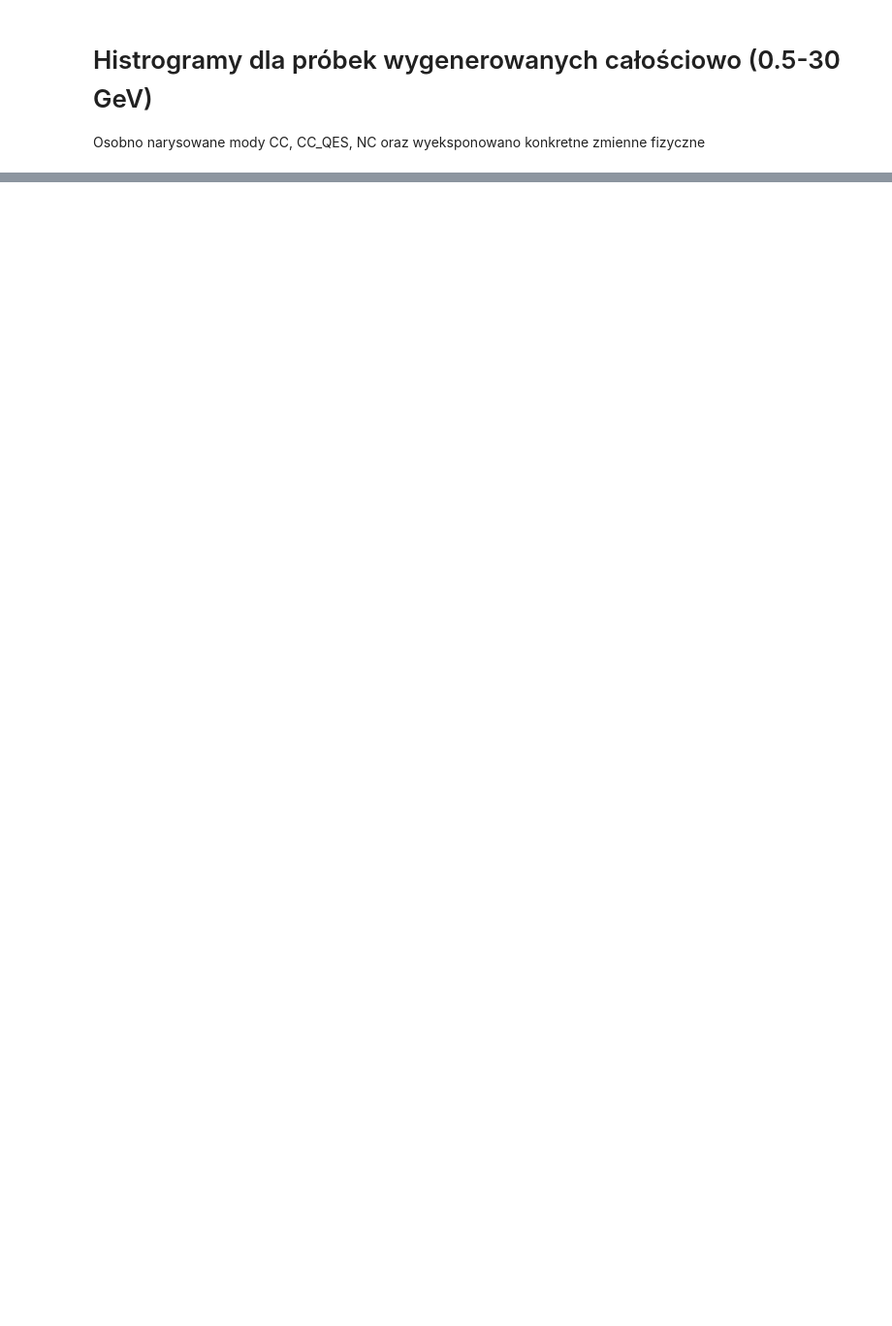
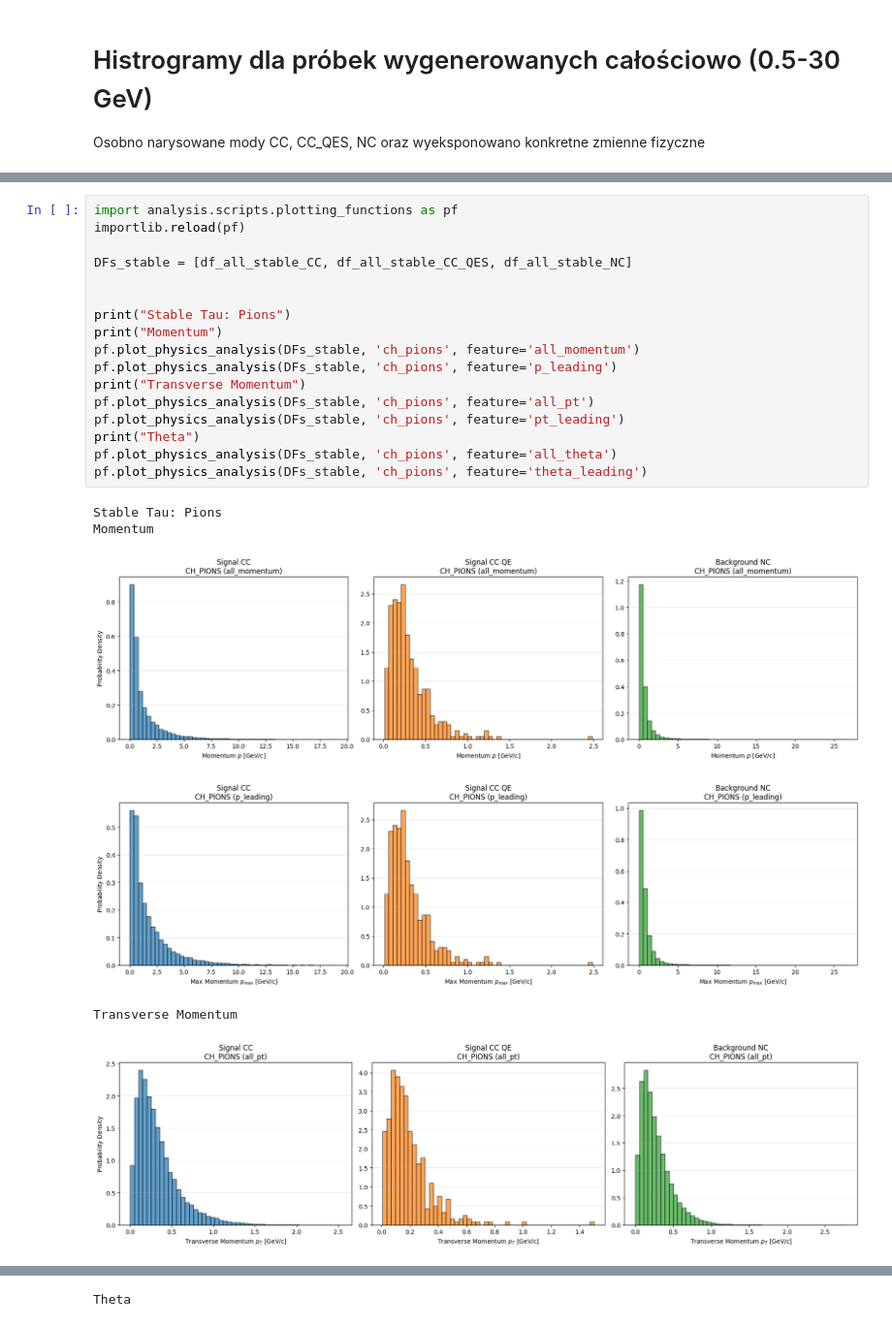
Before and after one commit to PasiekaFUW/Masters_Thesis, a Jupyter notebook: Lab/analysis/GJNuTau.ipynb, the cells around one changed output, grey strips where cells are left out. Shown at 97% size. Drawn from its saved outputs; the diff is of its cells as text; blank space fills up the shorter version.

```diff
--- a/Lab/analysis/GJNuTau.ipynb
+++ b/Lab/analysis/GJNuTau.ipynb
@@ -185,0 +216,24 @@ pf.plot_physics_analysis(DFs_stable, 'protons', feature='theta_leading')
+# %%
+import analysis.scripts.plotting_functions as pf
+importlib.reload(pf)
+
+DFs_stable = [df_all_stable_CC, df_all_stable_CC_QES, df_all_stable_NC]
+
+
+print("Stable Tau: Pions")
+print("Momentum")
+pf.plot_physics_analysis(DFs_stable, 'ch_pions', feature='all_momentum')
+pf.plot_physics_analysis(DFs_stable, 'ch_pions', feature='p_leading')
+print("Transverse Momentum")
+pf.plot_physics_analysis(DFs_stable, 'ch_pions', feature='all_pt')
+pf.plot_physics_analysis(DFs_stable, 'ch_pions', feature='pt_leading')
+print("Theta")
+pf.plot_physics_analysis(DFs_stable, 'ch_pions', feature='all_theta')
+pf.plot_physics_analysis(DFs_stable, 'ch_pions', feature='theta_leading')
+# %% [output]
+Stable Tau: Pions
+Momentum
+[figure, added]
+[figure, added]
+Transverse Momentum
+[figure, added]
@@ -185,0 +241 @@ pf.plot_physics_analysis(DFs_stable, 'protons', feature='theta_leading')
+Theta
```
Also changed, not shown: parts of 7 cells of this notebook.
